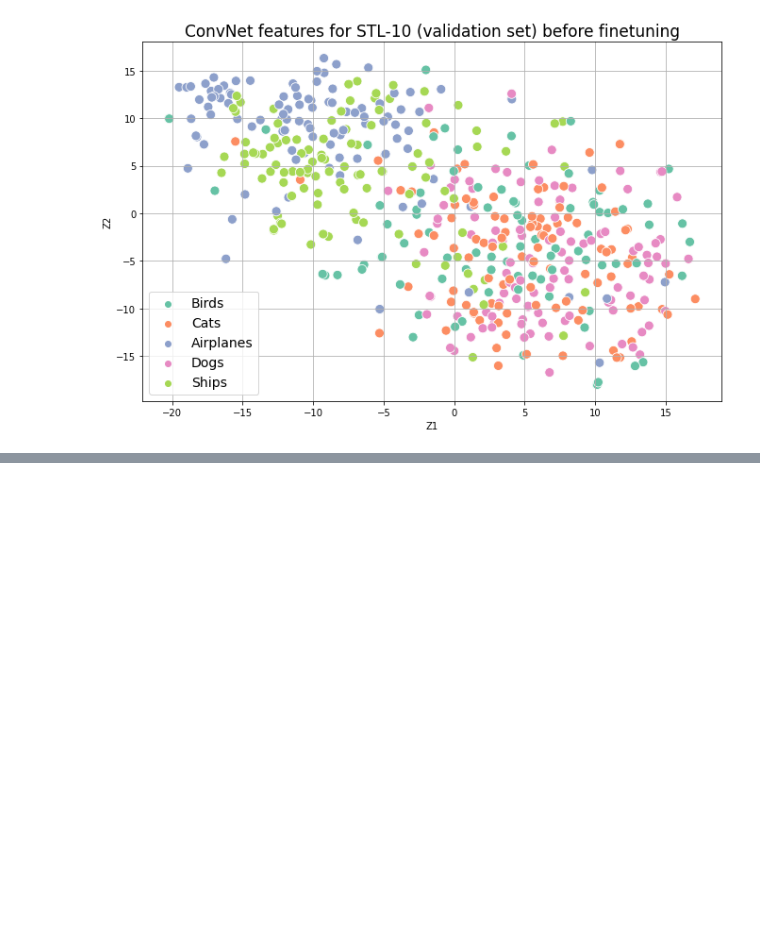
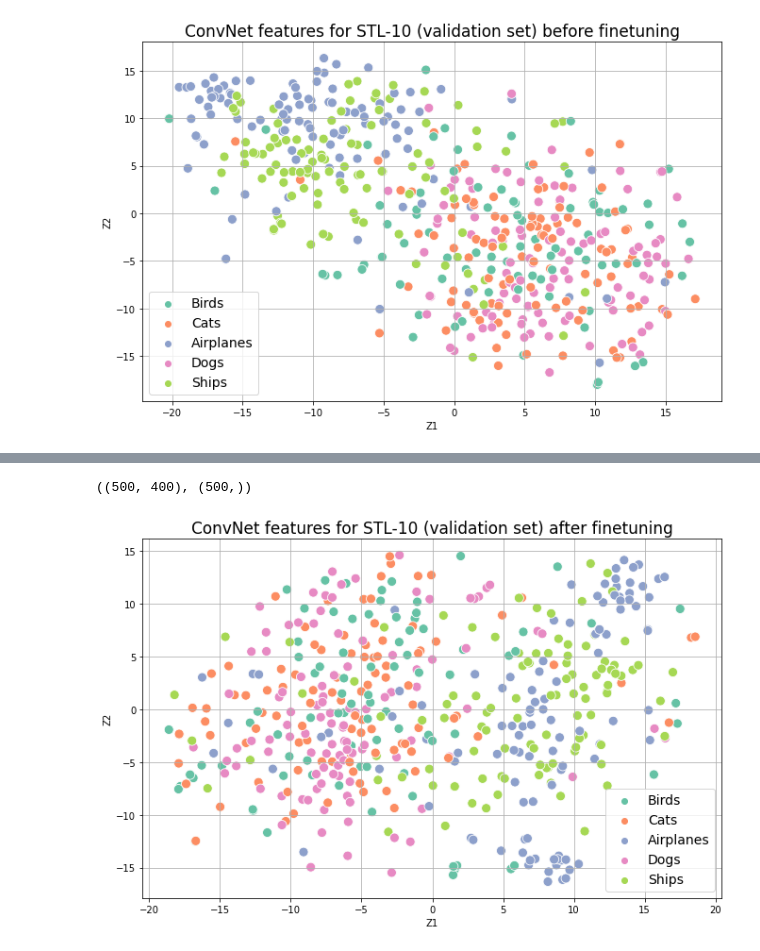
Before and after one commit to bpiyush/CV1labs, a Jupyter notebook: labfinal2/experiments/cnn_finetuning.ipynb, the cells around one changed output, grey strips where cells are left out. Drawn from its saved outputs; the diff is of its cells as text; code cells hidden in the pictures; blank space fills up the shorter version.

Commit message:
WIP: Still trying to get good perf on finetuning on STL

```diff
--- a/labfinal2/experiments/cnn_finetuning.ipynb
+++ b/labfinal2/experiments/cnn_finetuning.ipynb
@@ -309,0 +354,49 @@ torch.save(net, "../checkpoints/cnn_best_hparams.pt")
+# %%
+valid_features.shape, valid_labels.shape
+# %% [output]
+((500, 400), (500,))
+# %%
+X = valid_features
+y = valid_labels
+# %%
+def visualize_features(
+        X, y,
+        title="Sample features",
+        seed=0,
+        save=False,
+        save_path="../results/sample.png",
+        show=True,
+    ):
+    np.random.seed(seed)
+
+    tsne = TSNE(n_components=2, random_state=seed)
+    Z = tsne.fit_transform(X)
+
+    df = pd.DataFrame(None, columns=["Z1", "Z2", "label"])
+    df["Z1"] = Z[:, 0]
+    df["Z2"] = Z[:, 1]
+    df["label"] = [LABEL_MAP[a].capitalize() for a in y]
+
+    fig, ax = plt.subplots(1, 1, figsize=(11, 7))
+    ax.grid()
+    sns.scatterplot(
+        data=df,
+        x="Z1", y="Z2", hue="label", palette="Set2", legend=True, ax=ax, s=100,
+    )
+    ax.set_title(title, fontsize=17)
+
+    plt.legend(fontsize=14)
+
+    if save:
+        plt.savefig(save_path, bbox_inches="tight")
+
+    if save:
+        plt.show()
+# %%
+visualize_features(
+    X, y,
+    title="ConvNet features for STL-10 (validation set) after finetuning",
+    save_path="../results/convnet_features_after_finetuning.png", save=True,
+)
+# %% [output]
+[figure, added]
```
Also changed, not shown: parts of 32 cells of this notebook, 3 other files.
